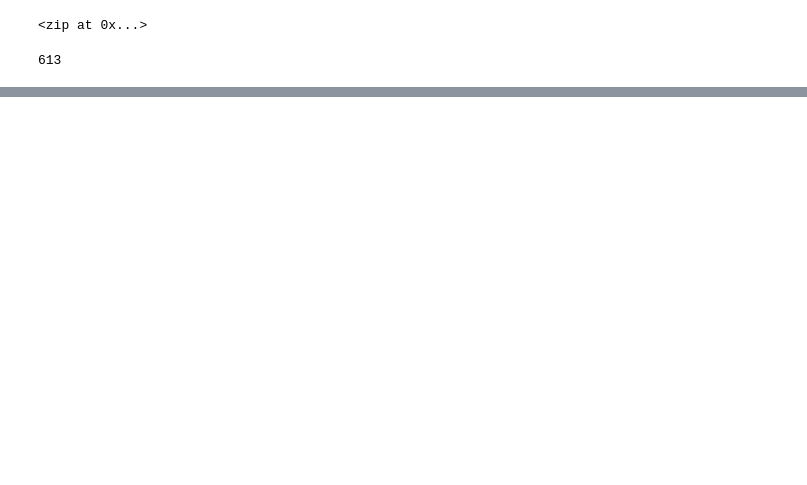
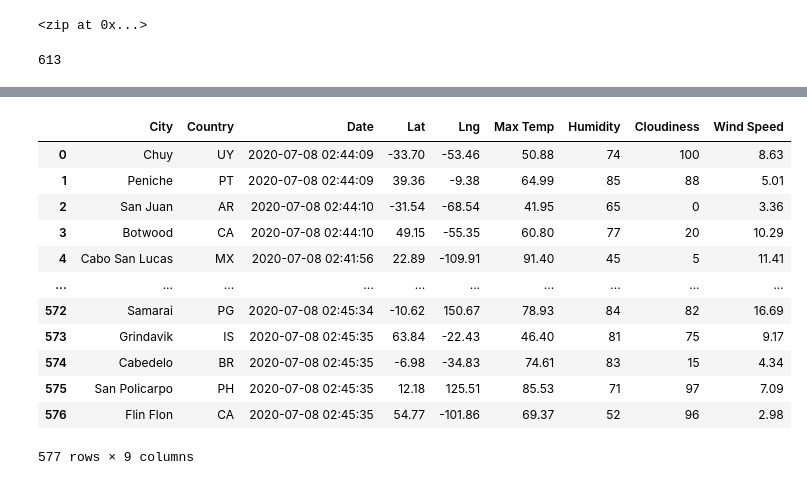
Before and after one commit to critter110/World_Weather_Analysis, a Jupyter notebook: WeatherPy.ipynb, the cells around one changed output, grey strips where cells are left out. Saved outputs shown, nothing was run; the diff lists cells and outputs as text; code cells hidden in the pictures; blank space fills up the shorter version.

Commit message:
Created city_data_df and exported to csv file

```diff
--- a/WeatherPy.ipynb
+++ b/WeatherPy.ipynb
@@ -33,0 +40,3 @@ len(cities)
+# %%
+# Starting URL for Weather Map API Call.
+url = "http://api.openweathermap.org/data/2.5/weather?units=Imperial&APPID=2f884d00f0f4cdc032d2eb84286f1ef0"
@@ -33,0 +128,4 @@ len(cities)
+# %%
+# Convert the array of dictionaries to a Pandas DataFrame.
+city_data_df = pd.DataFrame(city_data)
+city_data_df.head(10)
@@ -33,0 +144,19 @@ len(cities)
+# %%
+# Changing the order of the columns
+newColumnOrder = ['City', 'Country', 'Date', 'Lat', 'Lng', 'Max Temp', 'Humidity', 'Cloudiness', 'Wind Speed']
+city_data_df = city_data_df[newColumnOrder]
+city_data_df
+# %% [output]
+|  | City | Country | Date | Lat | Lng | Max Temp | Humidity | Cloudiness | Wind Speed |
+| 0 | Chuy | UY | 2020-07-08 02:44:09 | -33.70 | -53.46 | 50.88 | 74 | 100 | 8.63 |
+| 1 | Peniche | PT | 2020-07-08 02:44:09 | 39.36 | -9.38 | 64.99 | 85 | 88 | 5.01 |
+| 2 | San Juan | AR | 2020-07-08 02:44:10 | -31.54 | -68.54 | 41.95 | 65 | 0 | 3.36 |
+| 3 | Botwood | CA | 2020-07-08 02:44:10 | 49.15 | -55.35 | 60.80 | 77 | 20 | 10.29 |
+| 4 | Cabo San Lucas | MX | 2020-07-08 02:41:56 | 22.89 | -109.91 | 91.40 | 45 | 5 | 11.41 |
+| ... | ... | ... | ... | ... | ... | ... | ... | ... | ... |
+| 572 | Samarai | PG | 2020-07-08 02:45:34 | -10.62 | 150.67 | 78.93 | 84 | 82 | 16.69 |
+| 573 | Grindavik | IS | 2020-07-08 02:45:35 | 63.84 | -22.43 | 46.40 | 81 | 75 | 9.17 |
+| 574 | Cabedelo | BR | 2020-07-08 02:45:35 | -6.98 | -34.83 | 74.61 | 83 | 15 | 4.34 |
+| 575 | San Policarpo | PH | 2020-07-08 02:45:35 | 12.18 | 125.51 | 85.53 | 71 | 97 | 7.09 |
+| 576 | Flin Flon | CA | 2020-07-08 02:45:35 | 54.77 | -101.86 | 69.37 | 52 | 96 | 2.98 |
+577 rows × 9 columns
```
Also changed, not shown: parts of 6 cells of this notebook, 4 other files.
